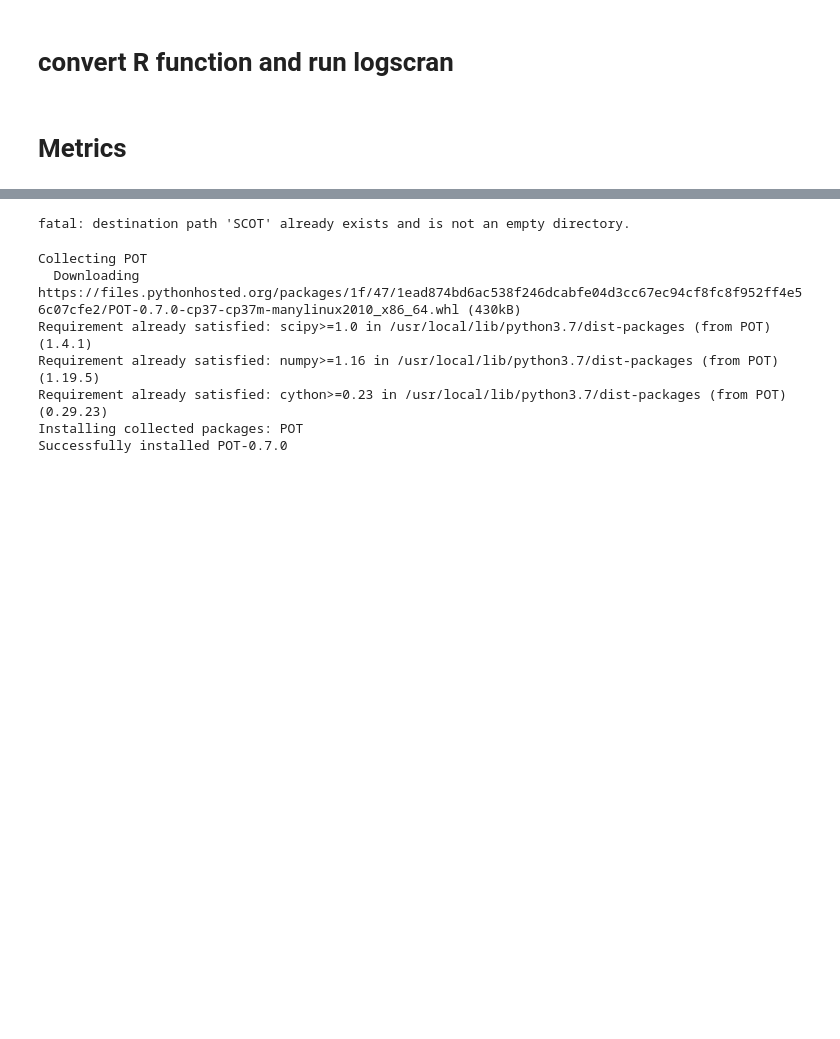
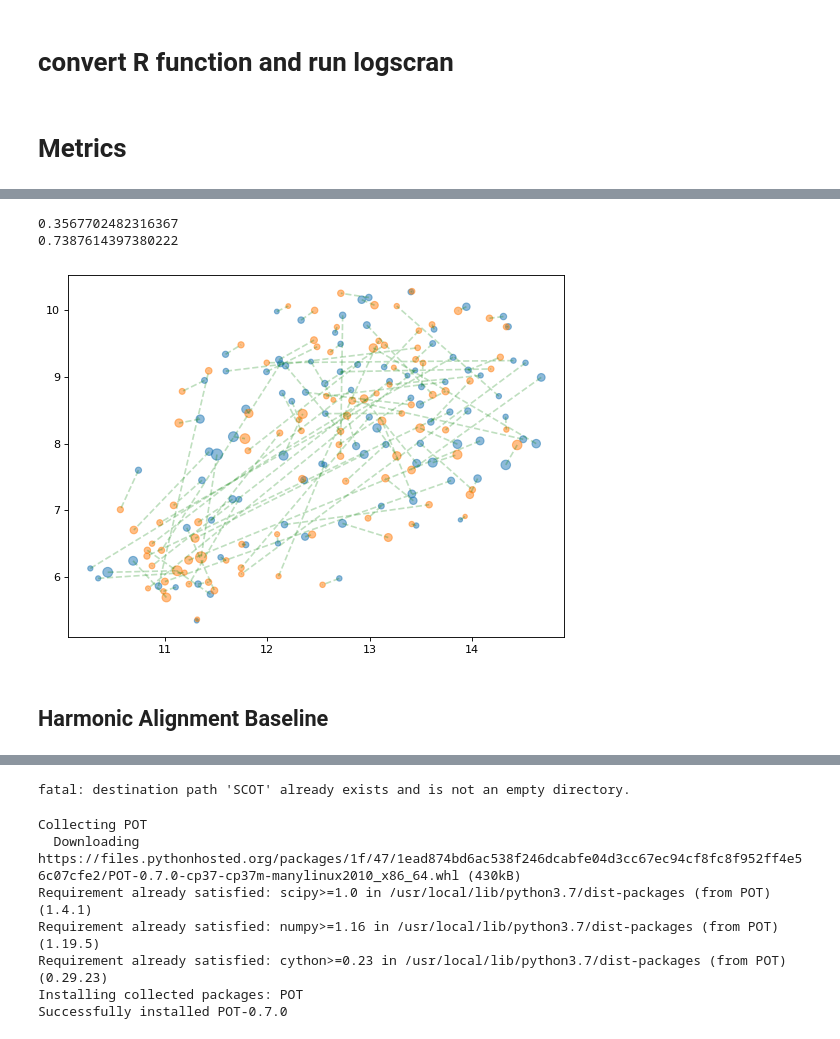
Before and after one commit to jiayueg/multimodal, a Jupyter notebook: baseline_methods.ipynb, the cells around one changed output, grey strips where cells are left out. Saved outputs shown, nothing was run; the diff lists cells and outputs as text; code cells hidden in the pictures; blank space fills up the shorter version.

```diff
--- a/baseline_methods.ipynb
+++ b/baseline_methods.ipynb
@@ -320,0 +402,14 @@ def procrustes(adata, n_svd=100):
+# %%
+#alignment score when using 100 as hidden dimension
+procrustes(test_scicar_data)
+print(knn_auc(test_scicar_data))
+print(mse(test_scicar_data))
+
+plot_multimodal_umap(test_scicar_data, num_points=100, connect_modalities=True)
+# %% [output]
+0.3567702482316367
+0.7387614397380222
+[figure, added]
+# %% [markdown]
+<a name="harmonic-alignment-baseline"></a>
+## Harmonic Alignment Baseline
```
Also changed, not shown: parts of 46 cells of this notebook, 1 other file.
